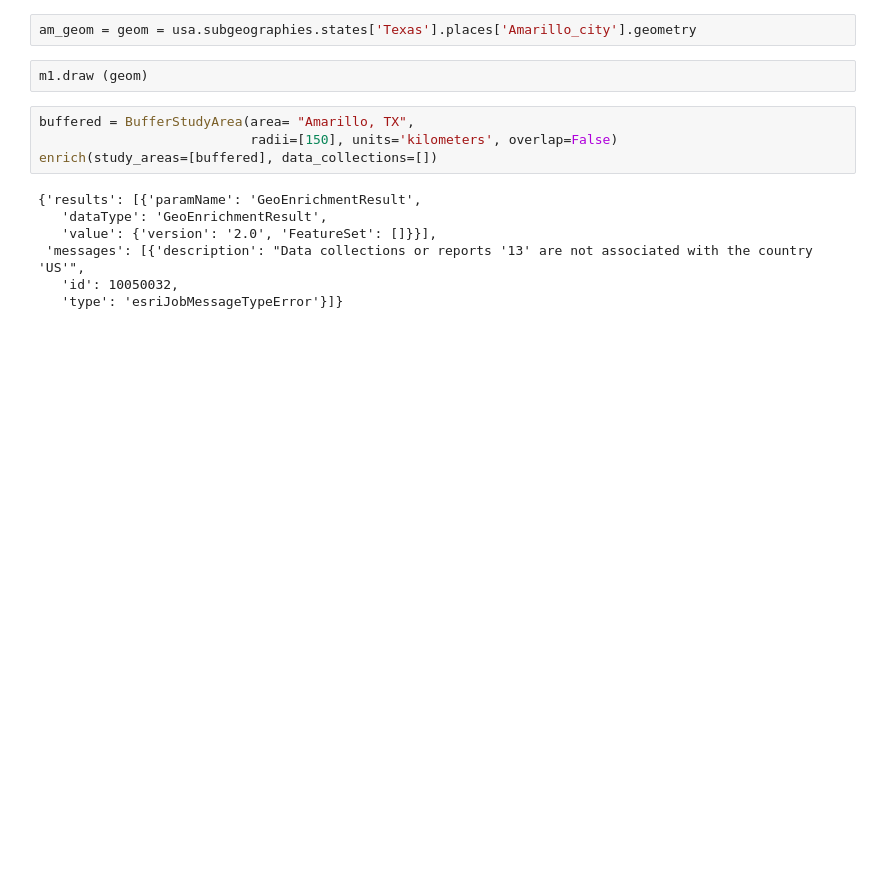
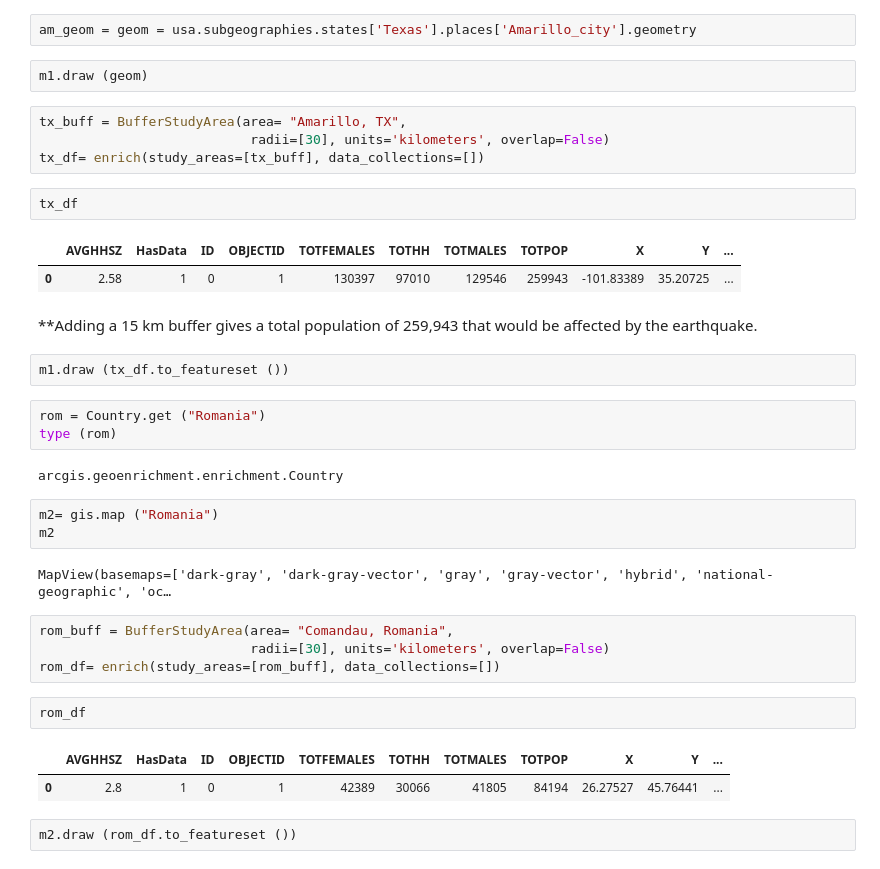
Before and after one commit to LauraLB2006/advanced_class, a Jupyter notebook: Project3/Q2_USGS.ipynb, the cells around one changed output. Cells and saved outputs as stored; diff of their text form; blank space fills up the shorter version.

```diff
--- a/Project3/Q2_USGS.ipynb
+++ b/Project3/Q2_USGS.ipynb
@@ -122,13 +129,36 @@ am_geom = geom = usa.subgeographies.states['Texas'].places['Amarillo_city'].geom
 # %%
 m1.draw (geom)
 # %%
-buffered = BufferStudyArea(area= "Amarillo, TX",
-                           radii=[150], units='kilometers', overlap=False)
-enrich(study_areas=[buffered], data_collections=[])
+tx_buff = BufferStudyArea(area= "Amarillo, TX",
+                           radii=[30], units='kilometers', overlap=False)
+tx_df= enrich(study_areas=[tx_buff], data_collections=[])
-# %% [output]
-{'results': [{'paramName': 'GeoEnrichmentResult',
-   'dataType': 'GeoEnrichmentResult',
-   'value': {'version': '2.0', 'FeatureSet': []}}],
- 'messages': [{'description': "Data collections or reports '13' are not associated with the country 'US'",
-   'id': 10050032,
-   'type': 'esriJobMessageTypeError'}]}
+# %%
+tx_df
+# %% [output]
+|  | AVGHHSZ | HasData | ID | OBJECTID | TOTFEMALES | TOTHH | TOTMALES | TOTPOP | X | Y | ... |
+| 0 | 2.58 | 1 | 0 | 1 | 130397 | 97010 | 129546 | 259943 | -101.83389 | 35.20725 | ... |
+# %% [markdown]
+**Adding a 15 km buffer gives a total population of 259,943 that would be affected by the earthquake.
+# %%
+m1.draw (tx_df.to_featureset ())
+# %%
+rom = Country.get ("Romania")
+type (rom)
+# %% [output]
+arcgis.geoenrichment.enrichment.Country
+# %%
+m2= gis.map ("Romania")
+m2
+# %% [output]
+MapView(basemaps=['dark-gray', 'dark-gray-vector', 'gray', 'gray-vector', 'hybrid', 'national-geographic', 'oc…
+# %%
+rom_buff = BufferStudyArea(area= "Comandau, Romania",
+                           radii=[30], units='kilometers', overlap=False)
+rom_df= enrich(study_areas=[rom_buff], data_collections=[])
+# %%
+rom_df
+# %% [output]
+|  | AVGHHSZ | HasData | ID | OBJECTID | TOTFEMALES | TOTHH | TOTMALES | TOTPOP | X | Y | ... |
+| 0 | 2.8 | 1 | 0 | 1 | 42389 | 30066 | 41805 | 84194 | 26.27527 | 45.76441 | ... |
+# %%
+m2.draw (rom_df.to_featureset ())
```
Also changed, not shown: parts of 33 cells of this notebook.
